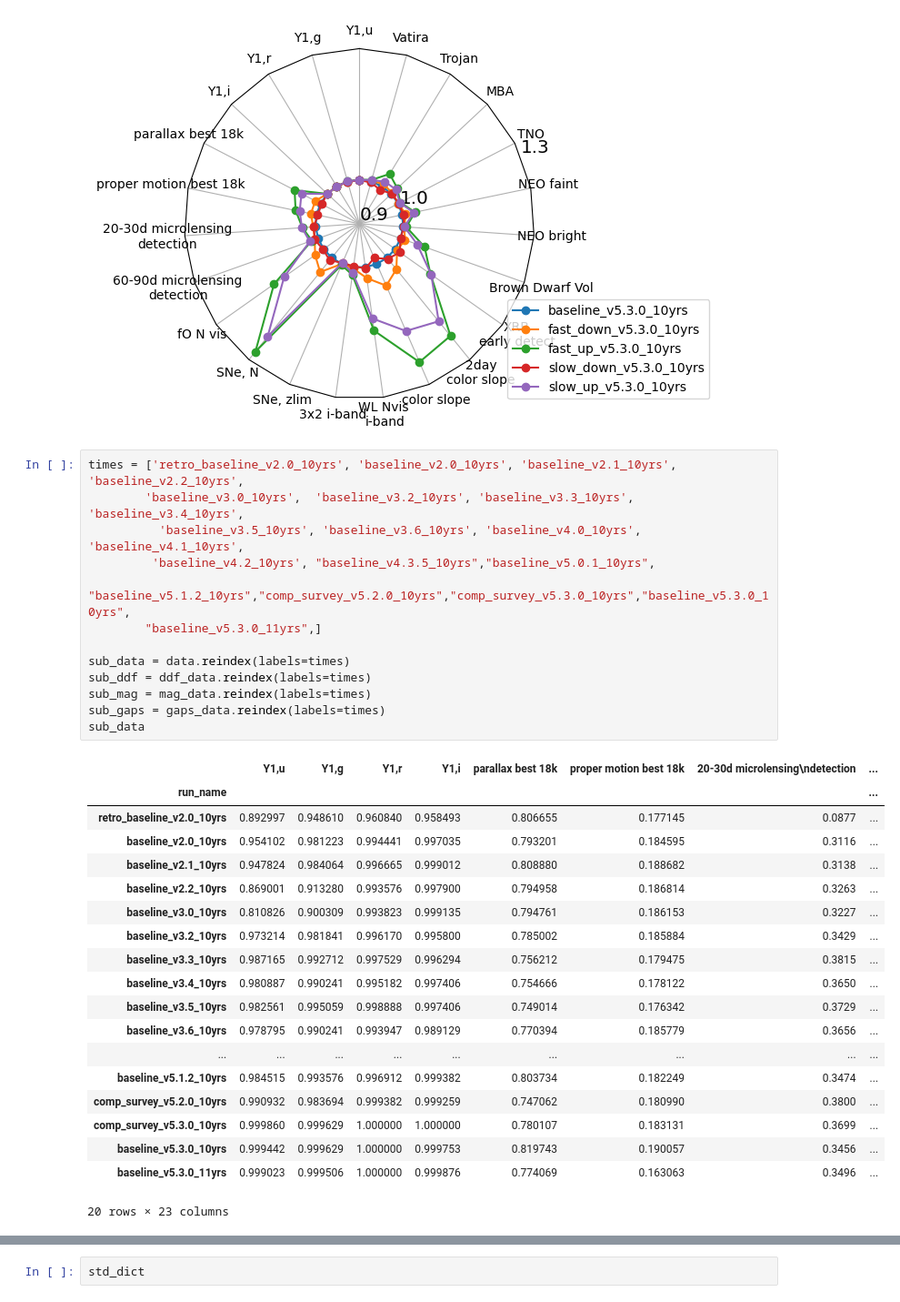
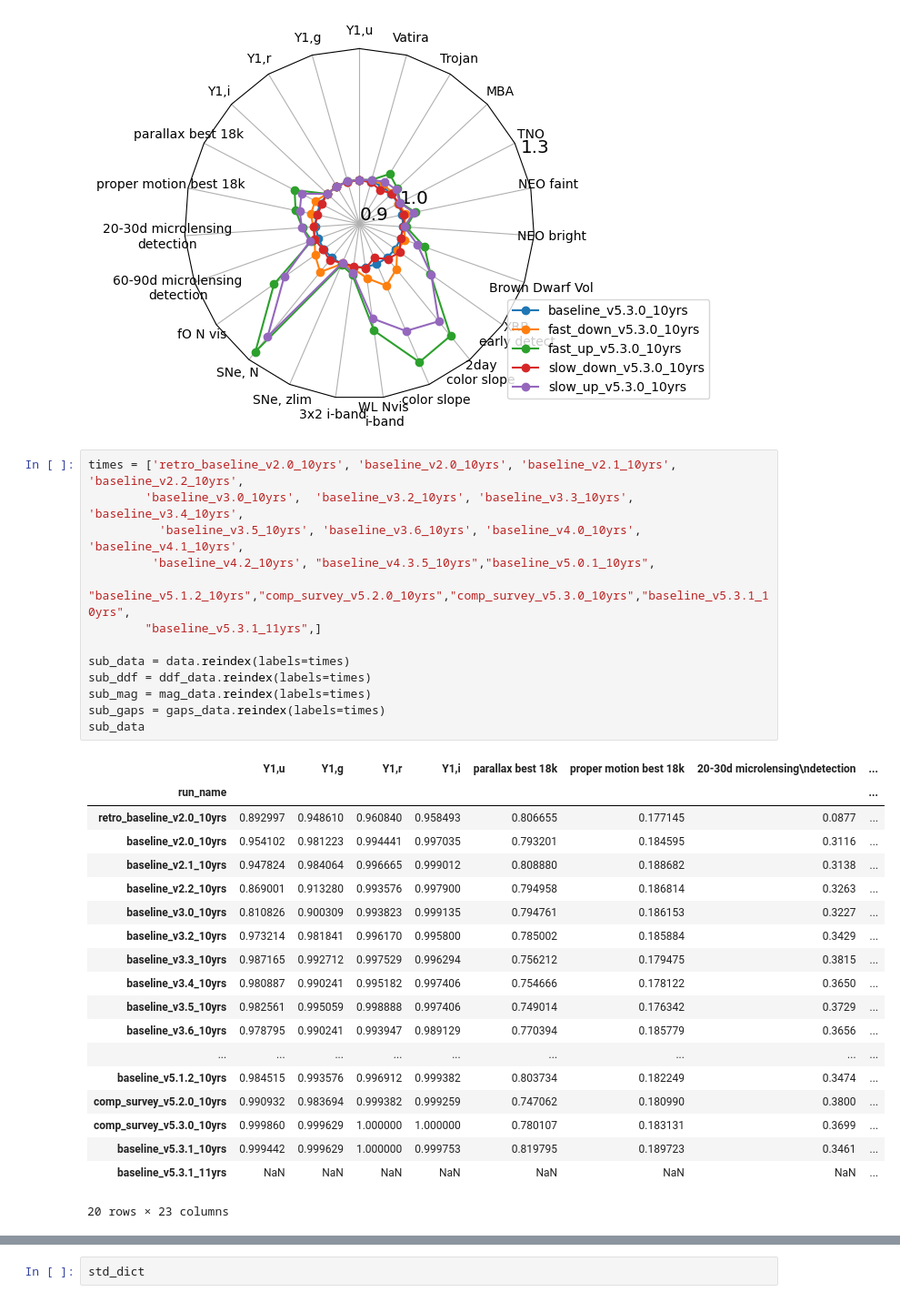
Before and after one commit to lsst-sims/sims_featureScheduler_runs5.3, a Jupyter notebook: maf/quick_look.ipynb, the cells around one changed output, grey strips where cells are left out. Shown at 91% size. Saved outputs shown, nothing was run; the diff lists cells and outputs as text.

```diff
--- a/maf/quick_look.ipynb
+++ b/maf/quick_look.ipynb
@@ -302,35 +304,35 @@ fig, ax = radar(ndata, legend=True, rgrids=[0.9, 1.0, 1.3], bbox_to_anchor=(1.5,
 # %%
 times = ['retro_baseline_v2.0_10yrs', 'baseline_v2.0_10yrs', 'baseline_v2.1_10yrs', 'baseline_v2.2_10yrs',
         'baseline_v3.0_10yrs',  'baseline_v3.2_10yrs', 'baseline_v3.3_10yrs', 'baseline_v3.4_10yrs',
           'baseline_v3.5_10yrs', 'baseline_v3.6_10yrs', 'baseline_v4.0_10yrs', 'baseline_v4.1_10yrs',
          'baseline_v4.2_10yrs', "baseline_v4.3.5_10yrs","baseline_v5.0.1_10yrs",
-          "baseline_v5.1.2_10yrs","comp_survey_v5.2.0_10yrs","comp_survey_v5.3.0_10yrs","baseline_v5.3.0_10yrs",
-        "baseline_v5.3.0_11yrs",]
+          "baseline_v5.1.2_10yrs","comp_survey_v5.2.0_10yrs","comp_survey_v5.3.0_10yrs","baseline_v5.3.1_10yrs",
+        "baseline_v5.3.1_11yrs",]
 
 sub_data = data.reindex(labels=times)
 sub_ddf = ddf_data.reindex(labels=times)
 sub_mag = mag_data.reindex(labels=times)
 sub_gaps = gaps_data.reindex(labels=times)
 sub_data
 # %% [output]
 |  | Y1,u | Y1,g | Y1,r | Y1,i | parallax best 18k | proper motion best 18k | 20-30d microlensing\ndetection | ... |
 | run_name |  |  |  |  |  |  |  | ... |
 | retro_baseline_v2.0_10yrs | 0.892997 | 0.948610 | 0.960840 | 0.958493 | 0.806655 | 0.177145 | 0.0877 | ... |
 | baseline_v2.0_10yrs | 0.954102 | 0.981223 | 0.994441 | 0.997035 | 0.793201 | 0.184595 | 0.3116 | ... |
 | baseline_v2.1_10yrs | 0.947824 | 0.984064 | 0.996665 | 0.999012 | 0.808880 | 0.188682 | 0.3138 | ... |
 | baseline_v2.2_10yrs | 0.869001 | 0.913280 | 0.993576 | 0.997900 | 0.794958 | 0.186814 | 0.3263 | ... |
 | baseline_v3.0_10yrs | 0.810826 | 0.900309 | 0.993823 | 0.999135 | 0.794761 | 0.186153 | 0.3227 | ... |
 | baseline_v3.2_10yrs | 0.973214 | 0.981841 | 0.996170 | 0.995800 | 0.785002 | 0.185884 | 0.3429 | ... |
 | baseline_v3.3_10yrs | 0.987165 | 0.992712 | 0.997529 | 0.996294 | 0.756212 | 0.179475 | 0.3815 | ... |
 | baseline_v3.4_10yrs | 0.980887 | 0.990241 | 0.995182 | 0.997406 | 0.754666 | 0.178122 | 0.3650 | ... |
 | baseline_v3.5_10yrs | 0.982561 | 0.995059 | 0.998888 | 0.997406 | 0.749014 | 0.176342 | 0.3729 | ... |
 | baseline_v3.6_10yrs | 0.978795 | 0.990241 | 0.993947 | 0.989129 | 0.770394 | 0.185779 | 0.3656 | ... |
 | ... | ... | ... | ... | ... | ... | ... | ... | ... |
 | baseline_v5.1.2_10yrs | 0.984515 | 0.993576 | 0.996912 | 0.999382 | 0.803734 | 0.182249 | 0.3474 | ... |
 | comp_survey_v5.2.0_10yrs | 0.990932 | 0.983694 | 0.999382 | 0.999259 | 0.747062 | 0.180990 | 0.3800 | ... |
 | comp_survey_v5.3.0_10yrs | 0.999860 | 0.999629 | 1.000000 | 1.000000 | 0.780107 | 0.183131 | 0.3699 | ... |
-| baseline_v5.3.0_10yrs | 0.999442 | 0.999629 | 1.000000 | 0.999753 | 0.819743 | 0.190057 | 0.3456 | ... |
-| baseline_v5.3.0_11yrs | 0.999023 | 0.999506 | 1.000000 | 0.999876 | 0.774069 | 0.163063 | 0.3496 | ... |
+| baseline_v5.3.1_10yrs | 0.999442 | 0.999629 | 1.000000 | 0.999753 | 0.819795 | 0.189723 | 0.3461 | ... |
+| baseline_v5.3.1_11yrs | NaN | NaN | NaN | NaN | NaN | NaN | NaN | ... |
 20 rows × 23 columns
 # %%
 # Rough error bars from weather simulations
```
Also changed, not shown: parts of 7 cells of this notebook.
